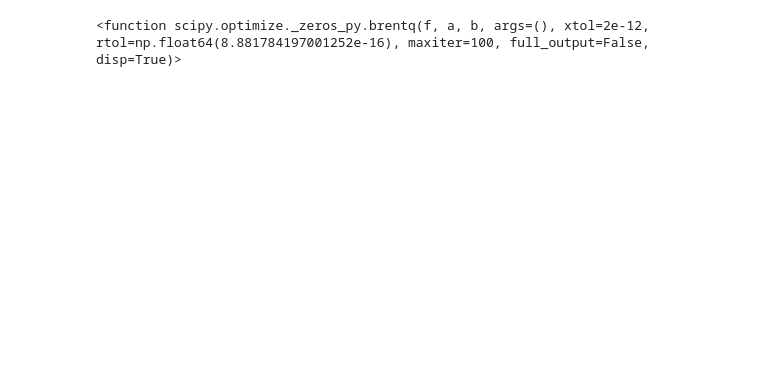
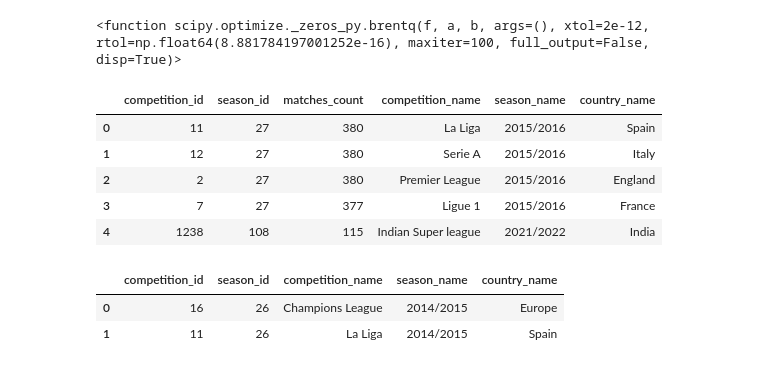
Before and after one commit to lailaamin70/Passing-Networks, a Jupyter notebook: Passing Networks.ipynb, the cells around one changed output. Drawn from its saved outputs; the diff is of its cells as text; code cells hidden in the pictures; blank space fills up the shorter version.

```diff
--- a/Passing Networks.ipynb
+++ b/Passing Networks.ipynb
@@ -30,0 +43,62 @@ FULL_MATCH_THRESHOLD = 100
+# %%
+#Count Matches Per Competition
+match_counts = []
+
+for comp_id, season_id in zip(comps["competition_id"], comps["season_id"]):
+    try:
+        matches = sb.matches(competition_id=comp_id, season_id=season_id)
+        matches_count = len(matches)
+    except:
+        matches_count = 0
+
+    match_counts.append({
+        "competition_id": comp_id,
+        "season_id": season_id,
+        "matches_count": matches_count
+    })
+
+match_counts_df = pd.DataFrame(match_counts)
+
+
+metadata_cols = ["competition_id", "season_id", "competition_name", "season_name", "country_name"]
+match_counts_df = match_counts_df.merge(
+    comps[metadata_cols],
+    on=["competition_id", "season_id"],
+    how="left"
+)
+
+FULL_MATCH_THRESHOLD = 100  # leagues ~300+, cups smaller
+
+full_comps = match_counts_df[
+    match_counts_df["matches_count"] >= FULL_MATCH_THRESHOLD
+].copy()
+# %%
+full_comps = full_comps.sort_values(
+    "matches_count",
+    ascending=False
+).reset_index(drop=True)
+
+full_comps
+# %% [output]
+|  | competition_id | season_id | matches_count | competition_name | season_name | country_name |
+| 0 | 11 | 27 | 380 | La Liga | 2015/2016 | Spain |
+| 1 | 12 | 27 | 380 | Serie A | 2015/2016 | Italy |
+| 2 | 2 | 27 | 380 | Premier League | 2015/2016 | England |
+| 3 | 7 | 27 | 377 | Ligue 1 | 2015/2016 | France |
+| 4 | 1238 | 108 | 115 | Indian Super league | 2021/2022 | India |
+# %%
+#Top 5 leagues
+comps = sb.competitions()
+
+TOP5 = ["Premier League", "La Liga", "Serie A", "1. Bundesliga", "Ligue 1", "Champions League"]
+
+top5_comps = comps[
+    (comps["competition_name"].isin(TOP5)) &
+    (comps["season_name"] == "2014/2015")
+][["competition_id", "season_id", "competition_name", "season_name", "country_name"]].reset_index(drop=True)
+
+top5_comps
+# %% [output]
+|  | competition_id | season_id | competition_name | season_name | country_name |
+| 0 | 16 | 26 | Champions League | 2014/2015 | Europe |
+| 1 | 11 | 26 | La Liga | 2014/2015 | Spain |
```
Also changed, not shown: parts of 11 cells of this notebook.
